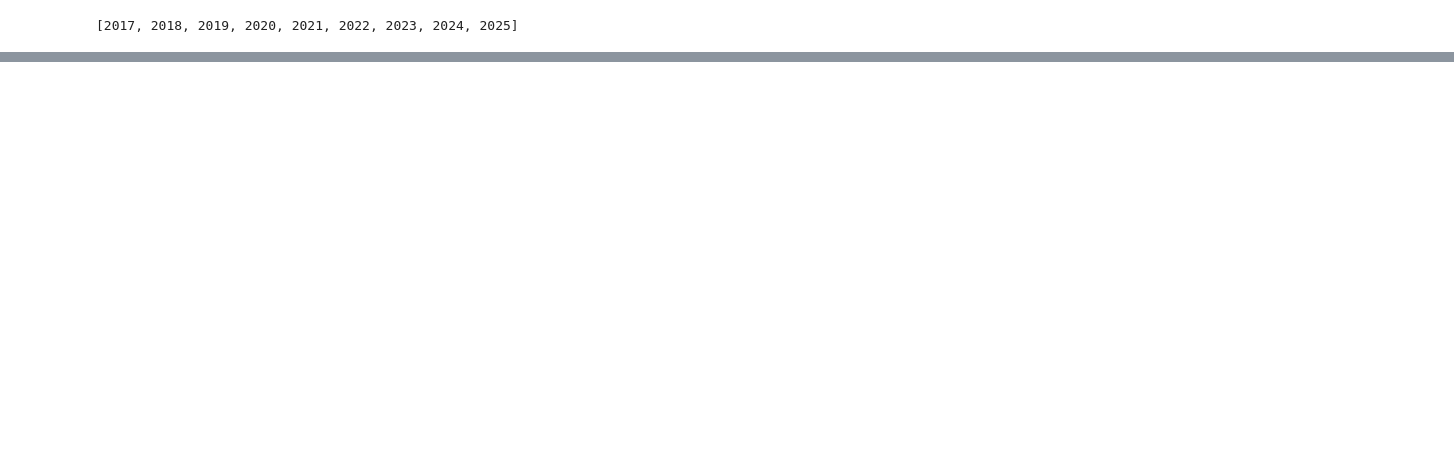
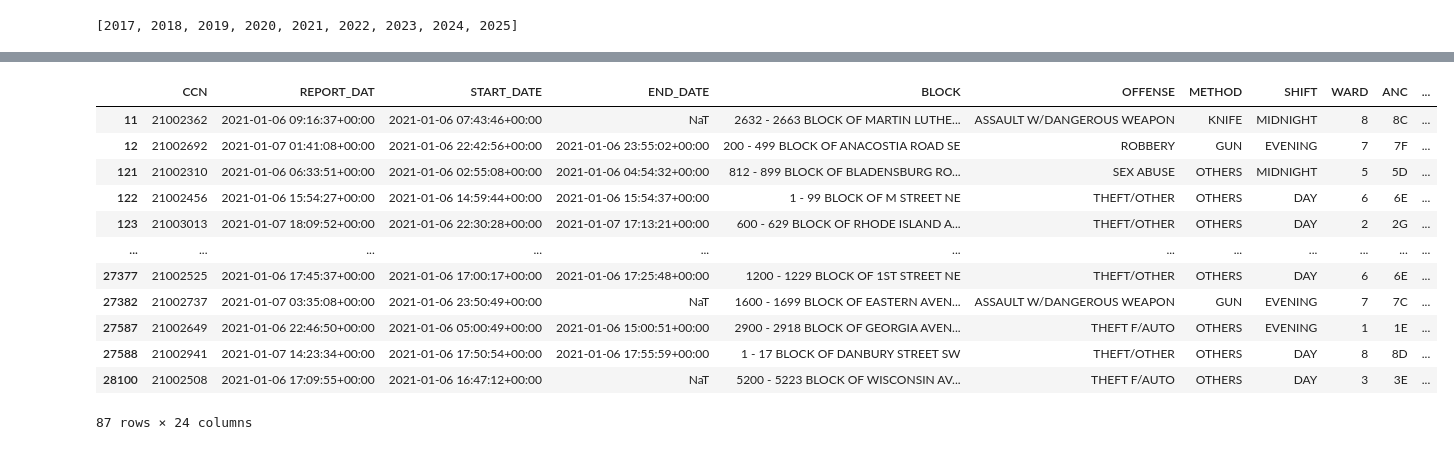
Before and after one commit to iansargent/DC-Metro-Crime, a Jupyter notebook: Scripts/Analysis/time_crime.ipynb, the cells around one changed output, grey strips where cells are left out. Saved outputs shown, nothing was run; the diff lists cells and outputs as text; code cells hidden in the pictures; blank space fills up the shorter version.

Commit message:
date filtering

```diff
--- a/Scripts/Analysis/time_crime.ipynb
+++ b/Scripts/Analysis/time_crime.ipynb
@@ -103,0 +112,23 @@ plt.show()
+# %%
+filepath = os.path.join("..", "..", "Data", "Crime", f"Crime_Incidents_in_2021.geojson")
+
+test = gpd.read_file(filepath)
+
+
+filtered = test[test["START_DATE"].dt.date == pd.to_datetime("2021-01-06").date()]
+
+filtered
+# %% [output]
+|  | CCN | REPORT_DAT | START_DATE | END_DATE | BLOCK | OFFENSE | METHOD | SHIFT | WARD | ANC | ... |
+| 11 | 21002362 | 2021-01-06 09:16:37+00:00 | 2021-01-06 07:43:46+00:00 | NaT | 2632 - 2663 BLOCK OF MARTIN LUTHE... | ASSAULT W/DANGEROUS WEAPON | KNIFE | MIDNIGHT | 8 | 8C | ... |
+| 12 | 21002692 | 2021-01-07 01:41:08+00:00 | 2021-01-06 22:42:56+00:00 | 2021-01-06 23:55:02+00:00 | 200 - 499 BLOCK OF ANACOSTIA ROAD SE | ROBBERY | GUN | EVENING | 7 | 7F | ... |
+| 121 | 21002310 | 2021-01-06 06:33:51+00:00 | 2021-01-06 02:55:08+00:00 | 2021-01-06 04:54:32+00:00 | 812 - 899 BLOCK OF BLADENSBURG RO... | SEX ABUSE | OTHERS | MIDNIGHT | 5 | 5D | ... |
+| 122 | 21002456 | 2021-01-06 15:54:27+00:00 | 2021-01-06 14:59:44+00:00 | 2021-01-06 15:54:37+00:00 | 1 - 99 BLOCK OF M STREET NE | THEFT/OTHER | OTHERS | DAY | 6 | 6E | ... |
+| 123 | 21003013 | 2021-01-07 18:09:52+00:00 | 2021-01-06 22:30:28+00:00 | 2021-01-07 17:13:21+00:00 | 600 - 629 BLOCK OF RHODE ISLAND A... | THEFT/OTHER | OTHERS | DAY | 2 | 2G | ... |
+| ... | ... | ... | ... | ... | ... | ... | ... | ... | ... | ... | ... |
+| 27377 | 21002525 | 2021-01-06 17:45:37+00:00 | 2021-01-06 17:00:17+00:00 | 2021-01-06 17:25:48+00:00 | 1200 - 1229 BLOCK OF 1ST STREET NE | THEFT/OTHER | OTHERS | DAY | 6 | 6E | ... |
+| 27382 | 21002737 | 2021-01-07 03:35:08+00:00 | 2021-01-06 23:50:49+00:00 | NaT | 1600 - 1699 BLOCK OF EASTERN AVEN... | ASSAULT W/DANGEROUS WEAPON | GUN | EVENING | 7 | 7C | ... |
+| 27587 | 21002649 | 2021-01-06 22:46:50+00:00 | 2021-01-06 05:00:49+00:00 | 2021-01-06 15:00:51+00:00 | 2900 - 2918 BLOCK OF GEORGIA AVEN... | THEFT F/AUTO | OTHERS | EVENING | 1 | 1E | ... |
+| 27588 | 21002941 | 2021-01-07 14:23:34+00:00 | 2021-01-06 17:50:54+00:00 | 2021-01-06 17:55:59+00:00 | 1 - 17 BLOCK OF DANBURY STREET SW | THEFT/OTHER | OTHERS | DAY | 8 | 8D | ... |
+| 28100 | 21002508 | 2021-01-06 17:09:55+00:00 | 2021-01-06 16:47:12+00:00 | NaT | 5200 - 5223 BLOCK OF WISCONSIN AV... | THEFT F/AUTO | OTHERS | DAY | 3 | 3E | ... |
+87 rows × 24 columns
```
Also changed, not shown: parts of 3 cells of this notebook.
